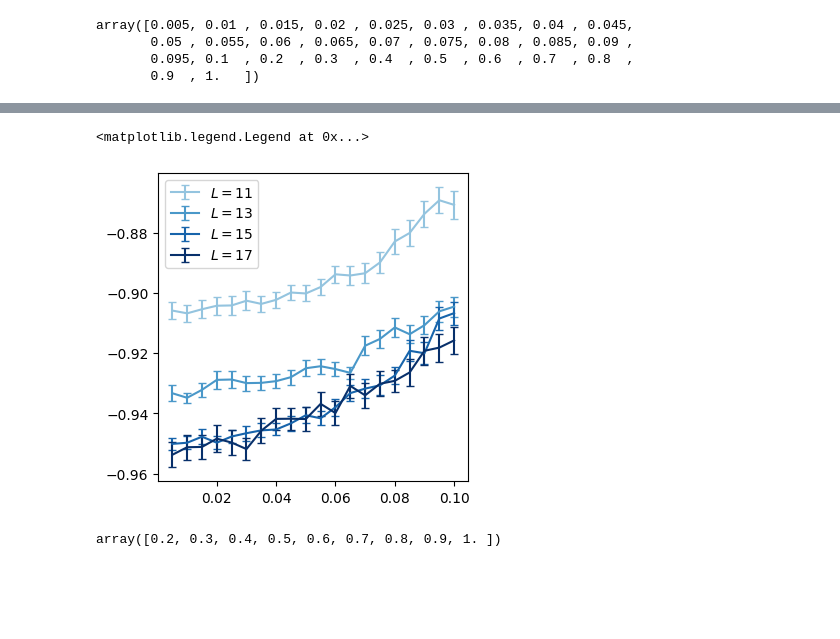
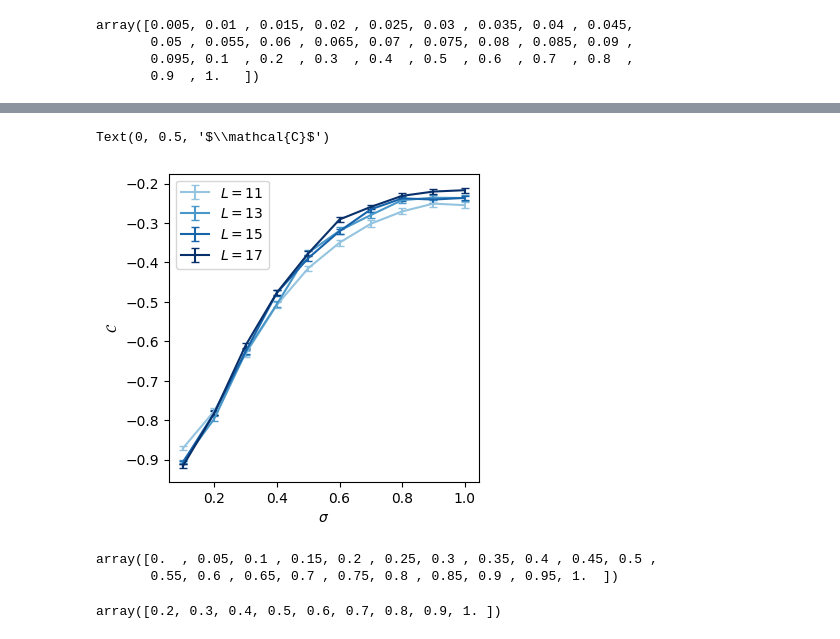
Before and after one commit to hainingpan/GTN, a Jupyter notebook: plot_pytorch.ipynb, the cells around one changed output, grey strips where cells are left out. Drawn from its saved outputs; the diff is of its cells as text; code cells hidden in the pictures; blank space fills up the shorter version.

```diff
--- a/plot_pytorch.ipynb
+++ b/plot_pytorch.ipynb
@@ -133,12 +132,0 @@ dc.plot_data_collapse()
-# %%
-fig,ax=plt.subplots(figsize=(4,4))
-L=11
-nshell=2
-color_list = iter(plt.cm.Blues(np.linspace(0.4,1,len(L_list))))
-for L in L_list:
-    data=(df_0['observations'].xs('TMI',level='Metrics').xs(nshell,level='nshell').xs(L,level='L').xs(0,level='seed0').xs(0,level='sigma'))
-    mu_list_1 = data.index
-    data_mean = data.apply(np.mean)
-    data_sem = data.apply(lambda x: np.std(x)/np.sqrt(len(x)))
-    ax.errorbar(mu_list_1,data_mean,yerr=data_sem,label=f'$L={L}$',capsize=3,color=next(color_list))
-ax.legend()
@@ -154,13 +151,2 @@ dc.plot_data_collapse()
 # %% [markdown]
 ## nshell 3
-# %%
-fig,ax=plt.subplots(figsize=(4,4))
-nshell=3
-color_list = iter(plt.cm.Blues(np.linspace(0.4,1,len(L_list))))
-for L in L_list:
-    data=(df_0['observations'].xs('Chern',level='Metrics').xs(nshell,level='nshell').xs(L,level='L').xs(0,level='seed0').xs(0,level='sigma'))
-    mu_list_1 = data.index
-    data_mean = data.apply(np.mean)
-    data_sem = data.apply(lambda x: np.std(x)/np.sqrt(len(x)))
-    ax.errorbar(mu_list_1,data_mean,yerr=data_sem,label=f'$L={L}$',capsize=3,color=next(color_list))
-ax.legend()
@@ -312,0 +267,11 @@ dc.plot_data_collapse()
+# %%
+fig,ax=plt.subplots(figsize=(4,4))
+nshell=5
+color_list = iter(plt.cm.Blues(np.linspace(0.4,1,len(L_list))))
+for L in L_list[:-1]:
+    data=(df_0['observations'].xs('TMI',level='Metrics').xs(nshell,level='nshell').xs(L,level='L').xs(0,level='seed0').xs(0,level='sigma'))
+    mu_list_1 = data.index
+    data_mean = data.apply(np.mean)
+    data_sem = data.apply(lambda x: np.std(x)/np.sqrt(len(x)))
+    ax.errorbar(mu_list_1,data_mean,yerr=data_sem,label=f'$L={L}$',capsize=3,color=next(color_list))
+ax.legend()
@@ -330,10 +309,8 @@ array([0.005, 0.01 , 0.015, 0.02 , 0.025, 0.03 , 0.035, 0.04 , 0.045,
 # %%
 L_list=range(11,19,2)
 params_list=[
-({'es':'50','nshell':2,'mu':1},{'L':L_list,'sigma':np.round(np.unique(np.hstack([np.linspace(0,0.1,21)[1:], np.linspace(0,1,11)[2:]])),3)}),
-# ({'es':'50',},{'L':L_list,'nshell':[2,3,4,5],'mu':np.round( np.hstack([np.linspace(1.1,2.1,11),np.linspace(2.2,2.8,4)]) ,2)}),
-# np.hstack(np.linspace(1.1,2.1,11),np.linspace(2.2,2.8,4))
-# ({'es':'50',},{'L':L_list,'nshell':[2,3,4,5],'mu':np.round(np.linspace(-0.5,0.5,11),2)}),
+# ({'es':'50','nshell':2,'mu':1},{'L':L_list,'sigma':np.round(np.unique(np.hstack([np.linspace(0,0.1,21), np.linspace(0,1,11)[2:]])),3)}),
+({'es':'50','nshell':2,'mu':1},{'L':L_list,'sigma':np.linspace(0,1,11)}),
 ]
 data_1_dict={'fn':set(),}
 for fixed_params,vary_params in params_list:
@@ -373,20 +333,28 @@ df_1
 # %%
 fig,ax=plt.subplots(figsize=(4,4))
 L=11
 nshell=2
 color_list = iter(plt.cm.Blues(np.linspace(0.4,1,len(L_list))))
 for L in L_list:
     data=(df_1['observations'].xs('Chern',level='Metrics').xs(nshell,level='nshell').xs(L,level='L').xs(0,level='seed0').xs(1,level='mu'))
     mu_list_1 = data.index
     data_mean = data.apply(np.mean)
     data_sem = data.apply(lambda x: np.std(x)/np.sqrt(len(x)))
     ax.errorbar(mu_list_1,data_mean,yerr=data_sem,label=f'$L={L}$',capsize=3,color=next(color_list))
 ax.legend()
 # ax.set_xlim([1.1,1.6])
 # ax.set_ylim([-1,-0.2])
+
+ax.set_xlabel('$\sigma$')
+ax.set_ylabel('$\mathcal{C}$')
 # %% [output]
-<matplotlib.legend.Legend at 0x...>
+Text(0, 0.5, '$\\mathcal{C}$')
-[figure, old version]
+[figure, new version]
+# %%
+np.linspace(0.25,1,21)
+# %% [output]
+array([0.  , 0.05, 0.1 , 0.15, 0.2 , 0.25, 0.3 , 0.35, 0.4 , 0.45, 0.5 ,
+       0.55, 0.6 , 0.65, 0.7 , 0.75, 0.8 , 0.85, 0.9 , 0.95, 1.  ])
 # %%
 np.linspace(0,1,11)[2:]
 # %% [output]
```
Also changed, not shown: parts of 30 cells of this notebook, 1 other file.
